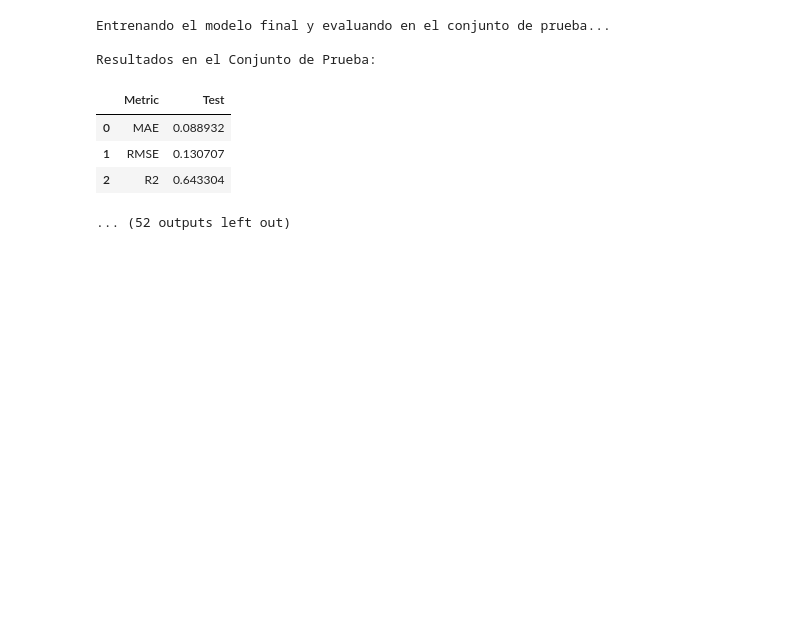
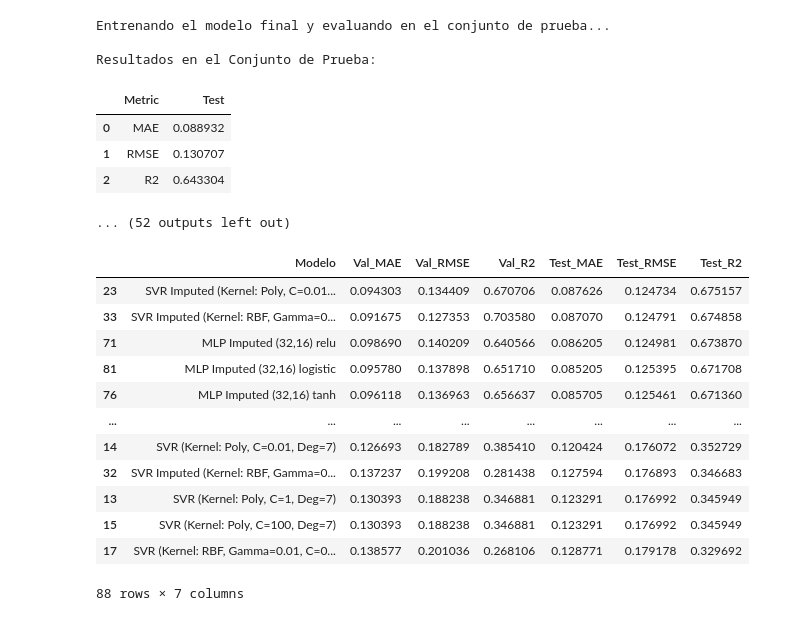
Before and after one commit to josemesa0112/machine-learning-repository, a Jupyter notebook: Machine_Learning_applied_to_Crime_Prediction.ipynb, the cells around one changed output. Cells and saved outputs as stored; diff of their text form; code cells hidden in the pictures; blank space fills up the shorter version.

```diff
--- a/Machine_Learning_applied_to_Crime_Prediction.ipynb
+++ b/Machine_Learning_applied_to_Crime_Prediction.ipynb
@@ -1816,3 +1816,19 @@ Resultados en el Conjunto de Prueba:
 | 1 | RMSE | 0.130707 |
 | 2 | R2 | 0.643304 |
 ... (52 outputs left out)
+# %%
+master_results_df.sort_values(by='Test_R2',  ascending=False)
+# %% [output]
+|  | Modelo | Val_MAE | Val_RMSE | Val_R2 | Test_MAE | Test_RMSE | Test_R2 |
+| 23 | SVR Imputed (Kernel: Poly, C=0.01... | 0.094303 | 0.134409 | 0.670706 | 0.087626 | 0.124734 | 0.675157 |
+| 33 | SVR Imputed (Kernel: RBF, Gamma=0... | 0.091675 | 0.127353 | 0.703580 | 0.087070 | 0.124791 | 0.674858 |
+| 71 | MLP Imputed (32,16) relu | 0.098690 | 0.140209 | 0.640566 | 0.086205 | 0.124981 | 0.673870 |
+| 81 | MLP Imputed (32,16) logistic | 0.095780 | 0.137898 | 0.651710 | 0.085205 | 0.125395 | 0.671708 |
+| 76 | MLP Imputed (32,16) tanh | 0.096118 | 0.136963 | 0.656637 | 0.085705 | 0.125461 | 0.671360 |
+| ... | ... | ... | ... | ... | ... | ... | ... |
+| 14 | SVR (Kernel: Poly, C=0.01, Deg=7) | 0.126693 | 0.182789 | 0.385410 | 0.120424 | 0.176072 | 0.352729 |
+| 32 | SVR Imputed (Kernel: RBF, Gamma=0... | 0.137237 | 0.199208 | 0.281438 | 0.127594 | 0.176893 | 0.346683 |
+| 13 | SVR (Kernel: Poly, C=1, Deg=7) | 0.130393 | 0.188238 | 0.346881 | 0.123291 | 0.176992 | 0.345949 |
+| 15 | SVR (Kernel: Poly, C=100, Deg=7) | 0.130393 | 0.188238 | 0.346881 | 0.123291 | 0.176992 | 0.345949 |
+| 17 | SVR (Kernel: RBF, Gamma=0.01, C=0... | 0.138577 | 0.201036 | 0.268106 | 0.128771 | 0.179178 | 0.329692 |
+88 rows × 7 columns
```
Also changed, not shown: parts of 26 cells of this notebook.
